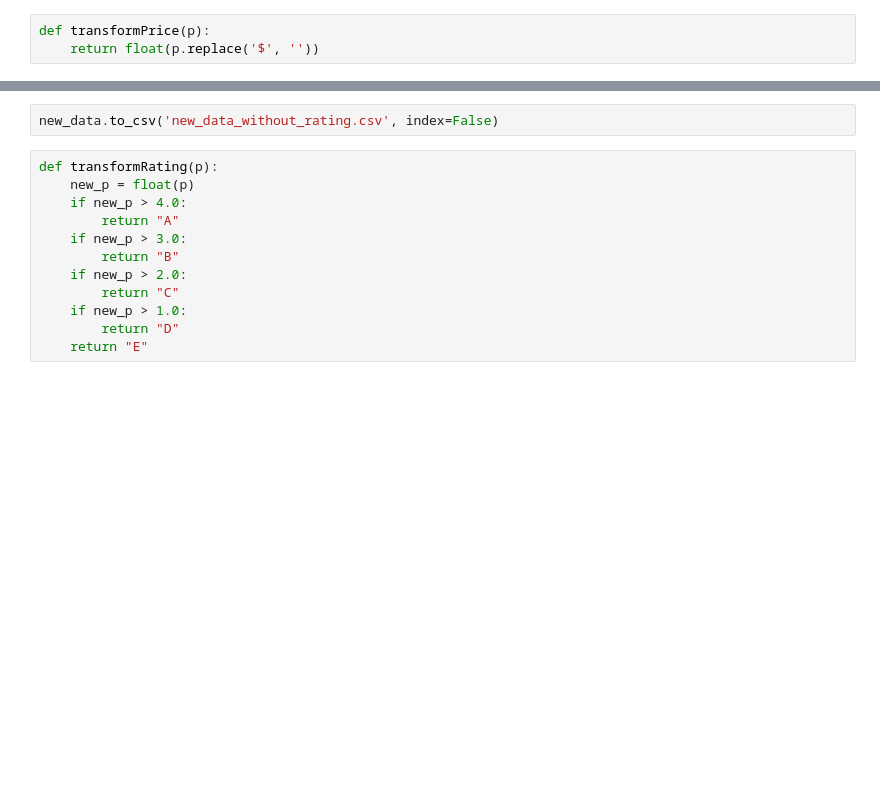
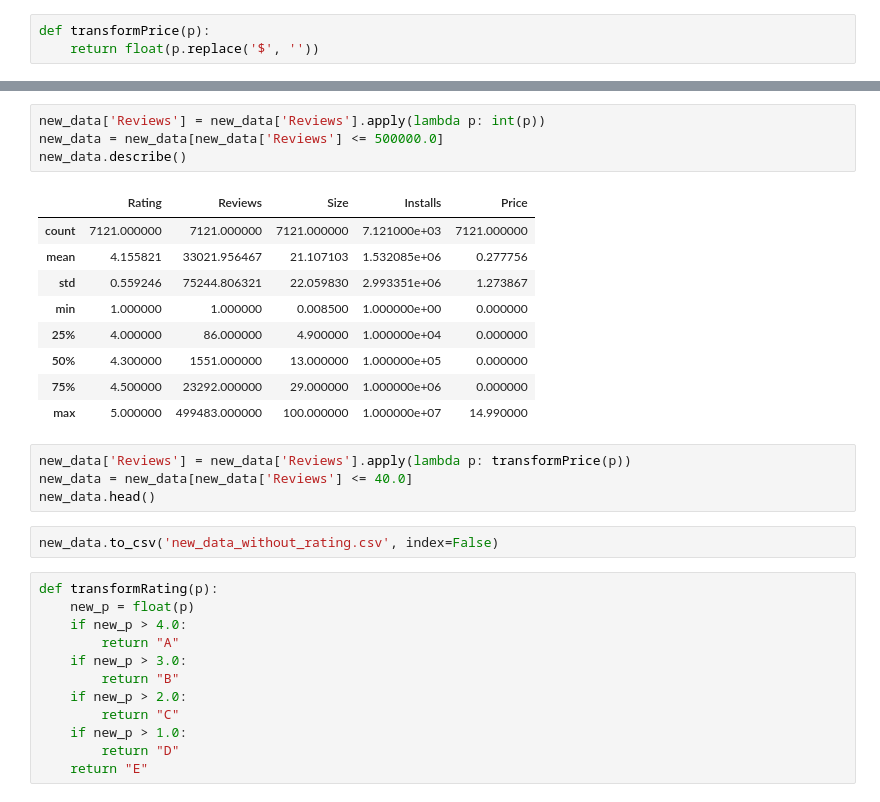
Before and after one commit to facuguerrero/SistemasInteligentes, a Jupyter notebook: 02_TpFinal-ISI-PreparacionDatos.ipynb, the cells around one changed output, grey strips where cells are left out. Drawn from its saved outputs; the diff is of its cells as text; blank space fills up the shorter version.

```diff
--- a/02_TpFinal-ISI-PreparacionDatos.ipynb
+++ b/02_TpFinal-ISI-PreparacionDatos.ipynb
@@ -192,3 +197,21 @@ new_data.head()
+# %%
+new_data['Reviews'] = new_data['Reviews'].apply(lambda p: int(p))
+new_data = new_data[new_data['Reviews'] <= 500000.0]
+new_data.describe()
+# %% [output]
+|  | Rating | Reviews | Size | Installs | Price |
+| count | 7121.000000 | 7121.000000 | 7121.000000 | 7.121000e+03 | 7121.000000 |
+| mean | 4.155821 | 33021.956467 | 21.107103 | 1.532085e+06 | 0.277756 |
+| std | 0.559246 | 75244.806321 | 22.059830 | 2.993351e+06 | 1.273867 |
+| min | 1.000000 | 1.000000 | 0.008500 | 1.000000e+00 | 0.000000 |
+| 25% | 4.000000 | 86.000000 | 4.900000 | 1.000000e+04 | 0.000000 |
+| 50% | 4.300000 | 1551.000000 | 13.000000 | 1.000000e+05 | 0.000000 |
+| 75% | 4.500000 | 23292.000000 | 29.000000 | 1.000000e+06 | 0.000000 |
+| max | 5.000000 | 499483.000000 | 100.000000 | 1.000000e+07 | 14.990000 |
+# %%
+new_data['Reviews'] = new_data['Reviews'].apply(lambda p: transformPrice(p))
+new_data = new_data[new_data['Reviews'] <= 40.0]
+new_data.head()
 # %%
 new_data.to_csv('new_data_without_rating.csv', index=False)
 # %%
```
Also changed, not shown: parts of 3 cells of this notebook, 3 other files.
